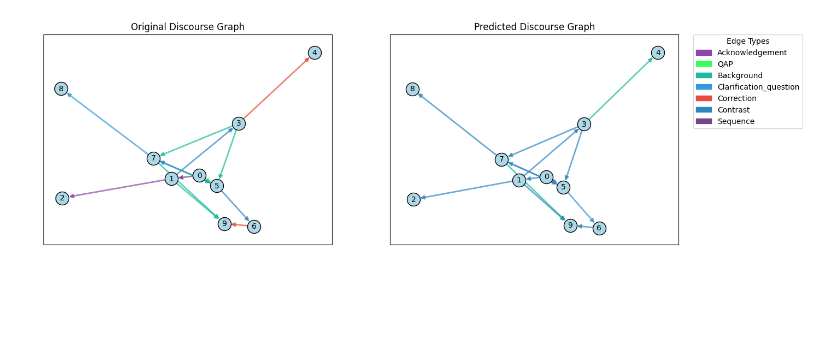
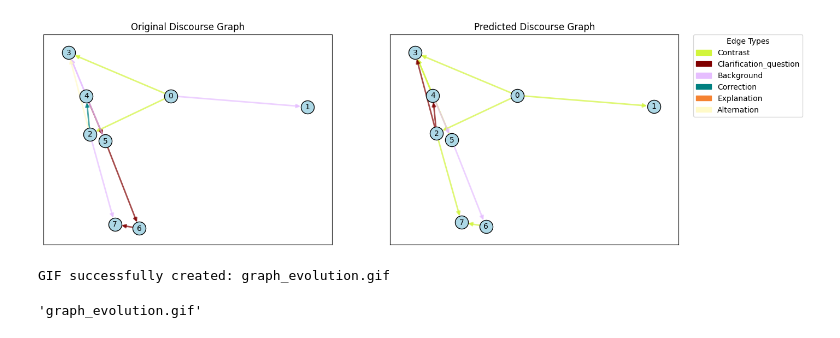
Before and after one commit to Luigina2001/GiBERTino, a Jupyter notebook: test.ipynb, the cells around one changed output. Cells and saved outputs as stored; diff of their text form; code cells hidden in the pictures; blank space fills up the shorter version.

```diff
--- a/test.ipynb
+++ b/test.ipynb
@@ -27,18 +27,38 @@ with torch.no_grad():
 # %%
 from utils.constants import RELATIONS
 from utils import create_graph_from_predictions
 
-idx = 17
+idx = 31
 
 edge_index = batch.to_data_list()[idx]["edu", "to", "edu"].edge_index.T
 link_labels = batch.to_data_list()[idx]["edu", "to", "edu"].link_labels
 rel_labels = batch.to_data_list()[idx]["edu", "to", "edu"].rel_labels
 
 g = batch.to_data_list()[idx]
 preds = link_logits[:g["edu", "to", "edu"].link_labels.shape[0]]
 rel_preds = rel_probs[:g["edu", "to", "edu"].rel_labels.shape[0]]
 relations = RELATIONS["UNIFIED"]
 
 graph = create_graph_from_predictions(g, relations, preds, rel_preds)
 # %% [output]
-[figure, old version]
+[figure, new version]
+# %%
+import networkx as nx
+from torch_geometric.utils import to_networkx
+
+from utils import create_gif_from_graphs
+
+new_graph = to_networkx(graph, to_undirected=False)
+
+all_paths = []
+
+for src in new_graph.nodes:
+    for dst in new_graph.nodes:
+        if src != dst:
+            paths = list(nx.all_simple_paths(new_graph, source=src, target=dst))
+            all_paths.extend(paths)
+
+create_gif_from_graphs(g, graph, all_paths)
+# %% [output]
+GIF successfully created: graph_evolution.gif
+'graph_evolution.gif'
```
Also changed, not shown: parts of 1 cell of this notebook, 1 other file.
